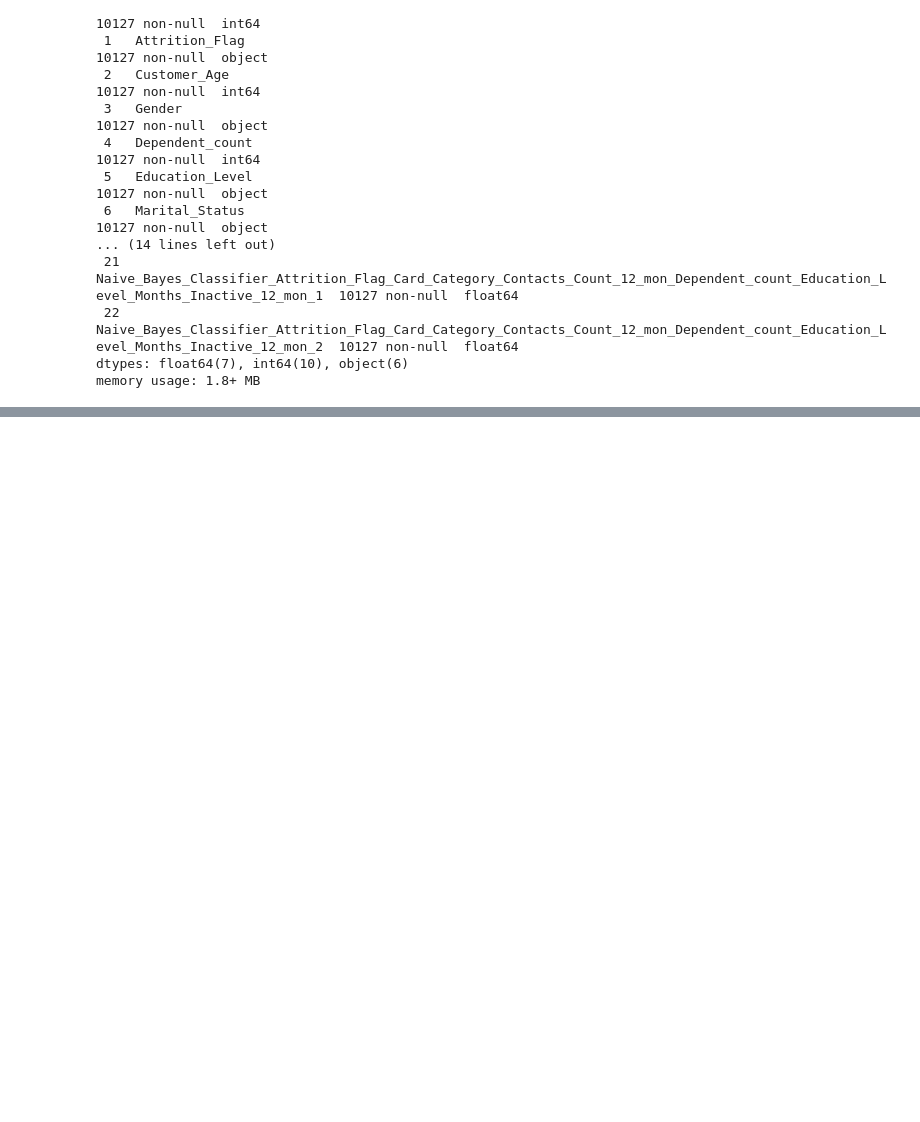
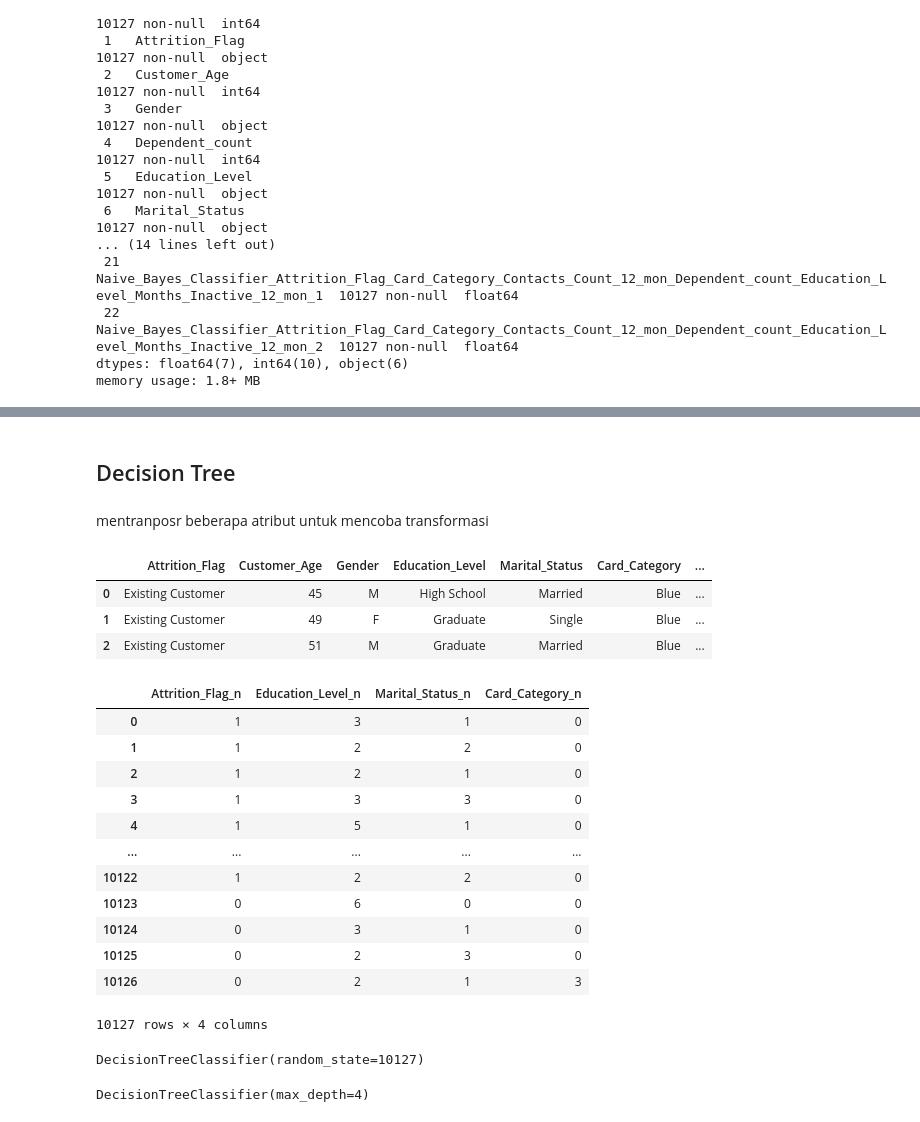
Before and after one commit to KhairulUmamALbi/Projek-Lab-Data-Mining-2022, a Jupyter notebook: tugas.ipynb, the cells around one changed output, grey strips where cells are left out. Saved outputs shown, nothing was run; the diff lists cells and outputs as text; code cells hidden in the pictures; blank space fills up the shorter version.

Commit message:
Decision Tree done

```diff
--- a/tugas.ipynb
+++ b/tugas.ipynb
@@ -47,0 +89,2 @@ df.head(3)
+# %% [markdown]
+## Decision Tree
@@ -47,0 +93,39 @@ df.head(3)
+# %%
+le_Attrition_Flag	=LabelEncoder()
+# le_Customer_Age=LabelEncoder()
+# le_Gender=LabelEncoder()
+le_Education_Level=LabelEncoder()
+le_Marital_Status=LabelEncoder()
+le_Income_Category=LabelEncoder()
+le_Card_Category=LabelEncoder()
+# %% [markdown]
+mentranposr beberapa atribut untuk mencoba transformasi
+# %%
+input['Attrition_Flag_n'] = le_Attrition_Flag.fit_transform(input['Attrition_Flag'])
+# input['Customer_Age_n'] = le_Customer_Age.fit_transform(input['Customer_Age'])
+input['Education_Level_n'] = le_Education_Level.fit_transform(input['Education_Level'])
+input['Marital_Status_n'] = le_Marital_Status.fit_transform(input['Marital_Status'])
+input['Card_Category_n'] = le_Card_Category.fit_transform(input['Card_Category'])
+input.head(3)
+# %% [output]
+|  | Attrition_Flag | Customer_Age | Gender | Education_Level | Marital_Status | Card_Category | ... |
+| 0 | Existing Customer | 45 | M | High School | Married | Blue | ... |
+| 1 | Existing Customer | 49 | F | Graduate | Single | Blue | ... |
+| 2 | Existing Customer | 51 | M | Graduate | Married | Blue | ... |
+# %%
+input_n = input.drop(['Attrition_Flag','Education_Level','Marital_Status','Card_Category', 'Customer_Age', 'Gender'], axis='columns')
+input_n
+# %% [output]
+|  | Attrition_Flag_n | Education_Level_n | Marital_Status_n | Card_Category_n |
+| 0 | 1 | 3 | 1 | 0 |
+| 1 | 1 | 2 | 2 | 0 |
+| 2 | 1 | 2 | 1 | 0 |
+| 3 | 1 | 3 | 3 | 0 |
+| 4 | 1 | 5 | 1 | 0 |
+| ... | ... | ... | ... | ... |
+| 10122 | 1 | 2 | 2 | 0 |
+| 10123 | 0 | 6 | 0 | 0 |
+| 10124 | 0 | 3 | 1 | 0 |
+| 10125 | 0 | 2 | 3 | 0 |
+| 10126 | 0 | 2 | 1 | 3 |
+10127 rows × 4 columns
@@ -47,0 +135,13 @@ df.head(3)
+# %%
+x_train, x_test, y_train, y_test = train_test_split(input_n, target, test_size=0.4, random_state=10127)
+tree_data = DecisionTreeClassifier( random_state=10127)
+tree_data.fit(x_train, y_train)
+# %% [output]
+DecisionTreeClassifier(random_state=10127)
+# %%
+from sklearn.tree import DecisionTreeClassifier
+
+model = DecisionTreeClassifier(max_depth=4)
+model.fit(x_train, y_train)
+# %% [output]
+DecisionTreeClassifier(max_depth=4)
```
Also changed, not shown: parts of 14 cells of this notebook.
